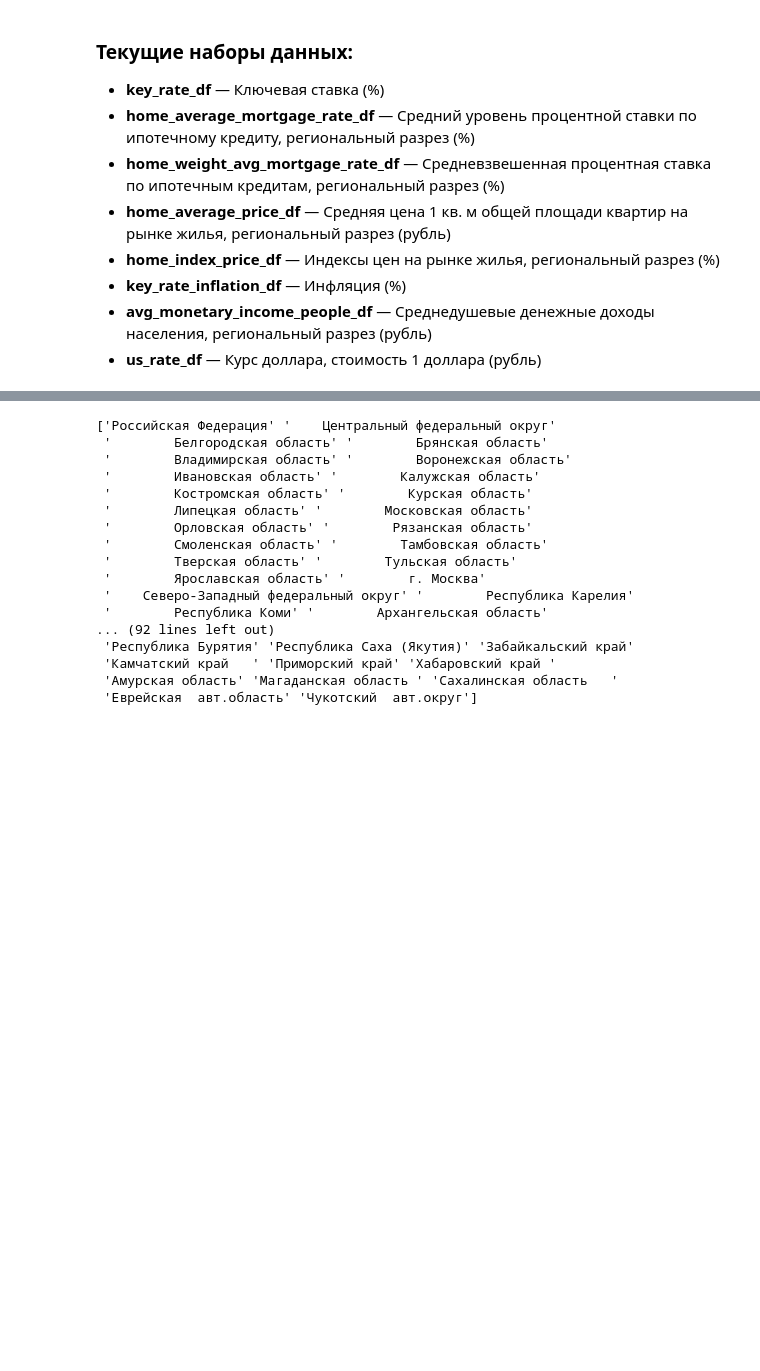
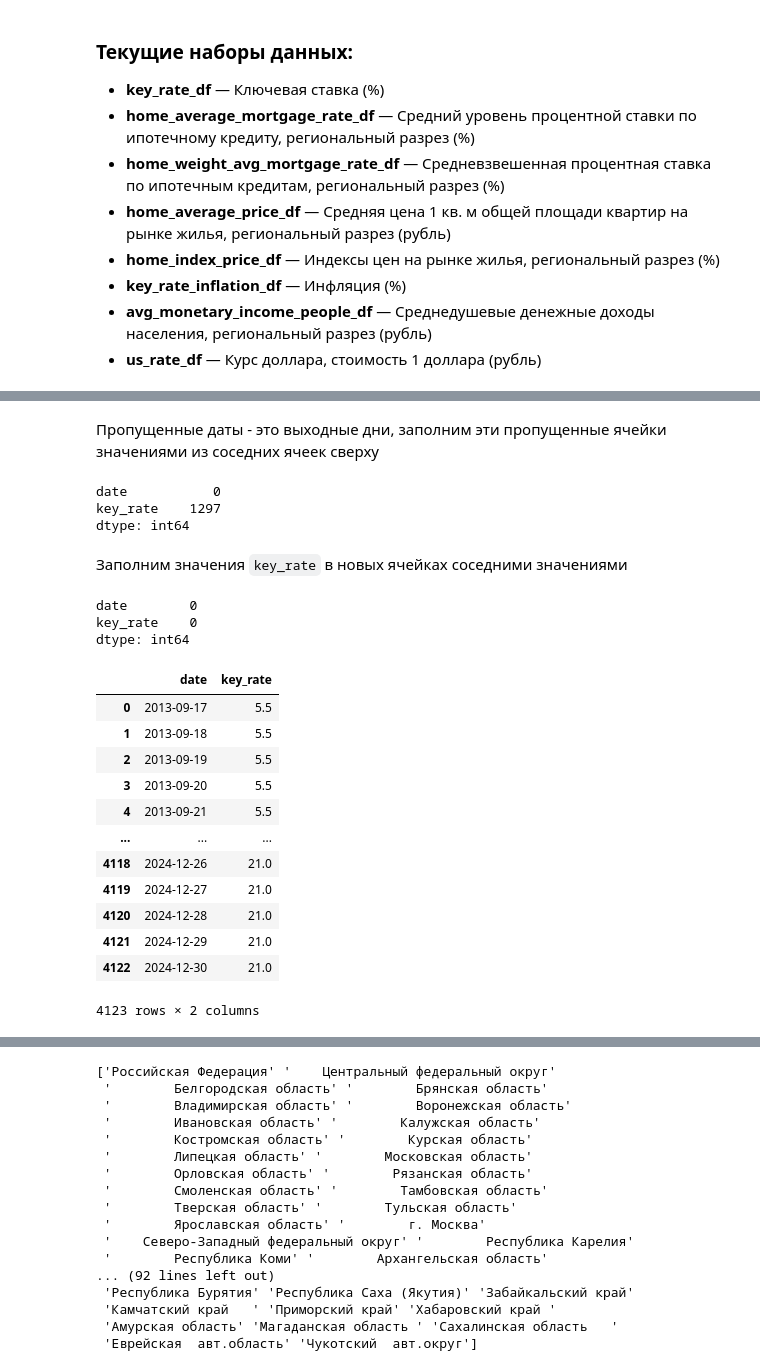
Before and after one commit to widenhrzns/py_da-project, a Jupyter notebook: notebooks/data_collection.ipynb, the cells around one changed output, grey strips where cells are left out. Saved outputs shown, nothing was run; the diff lists cells and outputs as text; code cells hidden in the pictures; blank space fills up the shorter version.

```diff
--- a/notebooks/data_collection.ipynb
+++ b/notebooks/data_collection.ipynb
@@ -479,0 +411,14 @@ memory usage: 153.0+ KB
+# %%
+# key_rate_df
+
+# Создадим копию датафрейма для обработки, чтобы изменения не отражались на исходном наборе и мы могли откатится обратно
+key_rate_df_copy = key_rate_df.copy()
+
+key_rate_df_copy['date'] = pd.to_datetime(key_rate_df_copy['date'], format='%d.%m.%Y')
+
+full_date_range = pd.date_range(start=key_rate_df_copy['date'].min(), end=key_rate_df_copy['date'].max(), freq='D')
+full_date_df = pd.DataFrame(full_date_range, columns=['date'])
+
+missing_dates = full_date_range.difference(key_rate_df_copy['date'])
+print("Пропущенные даты:")
+print(missing_dates)
@@ -479,0 +435,34 @@ memory usage: 153.0+ KB
+# %% [markdown]
+Пропущенные даты - это выходные дни, заполним эти пропущенные ячейки значениями из соседних ячеек сверху
+# %%
+key_rate_df_copy = key_rate_df_copy.merge(full_date_df, how='outer', on='date')
+key_rate_df_copy.isna().sum()
+# %% [output]
+date           0
+key_rate    1297
+dtype: int64
+# %% [markdown]
+Заполним значения `key_rate` в новых ячейках соседними значениями
+# %%
+key_rate_df_copy = key_rate_df_copy.ffill()
+print(key_rate_df_copy.isna().sum())
+min_date_list.append(min(key_rate_df_copy['date']))
+max_date_list.append(max(key_rate_df_copy['date']))
+key_rate_df_copy
+# %% [output]
+date        0
+key_rate    0
+dtype: int64
+|  | date | key_rate |
+| 0 | 2013-09-17 | 5.5 |
+| 1 | 2013-09-18 | 5.5 |
+| 2 | 2013-09-19 | 5.5 |
+| 3 | 2013-09-20 | 5.5 |
+| 4 | 2013-09-21 | 5.5 |
+| ... | ... | ... |
+| 4118 | 2024-12-26 | 21.0 |
+| 4119 | 2024-12-27 | 21.0 |
+| 4120 | 2024-12-28 | 21.0 |
+| 4121 | 2024-12-29 | 21.0 |
+| 4122 | 2024-12-30 | 21.0 |
+4123 rows × 2 columns
```
Also changed, not shown: parts of 11 cells of this notebook.
